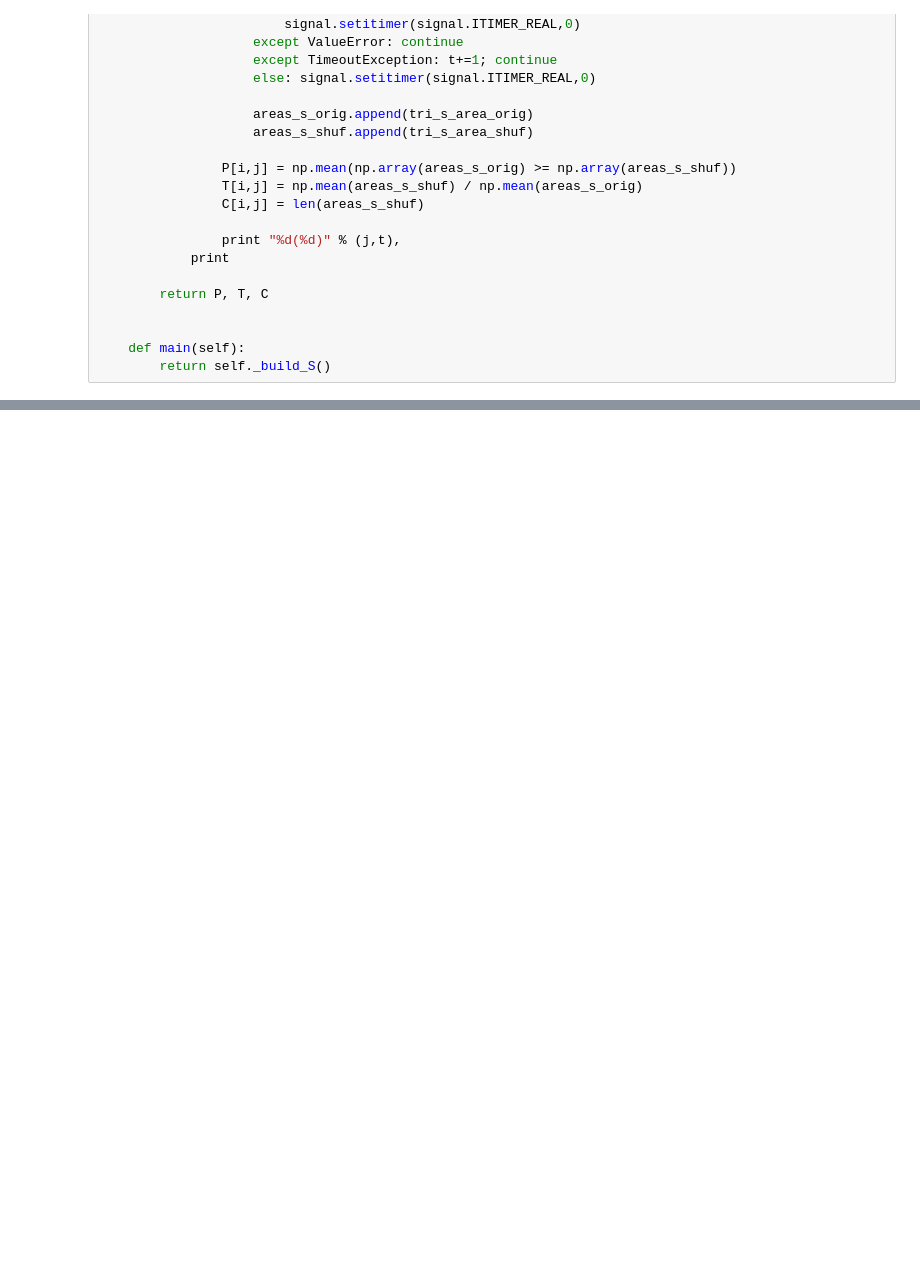
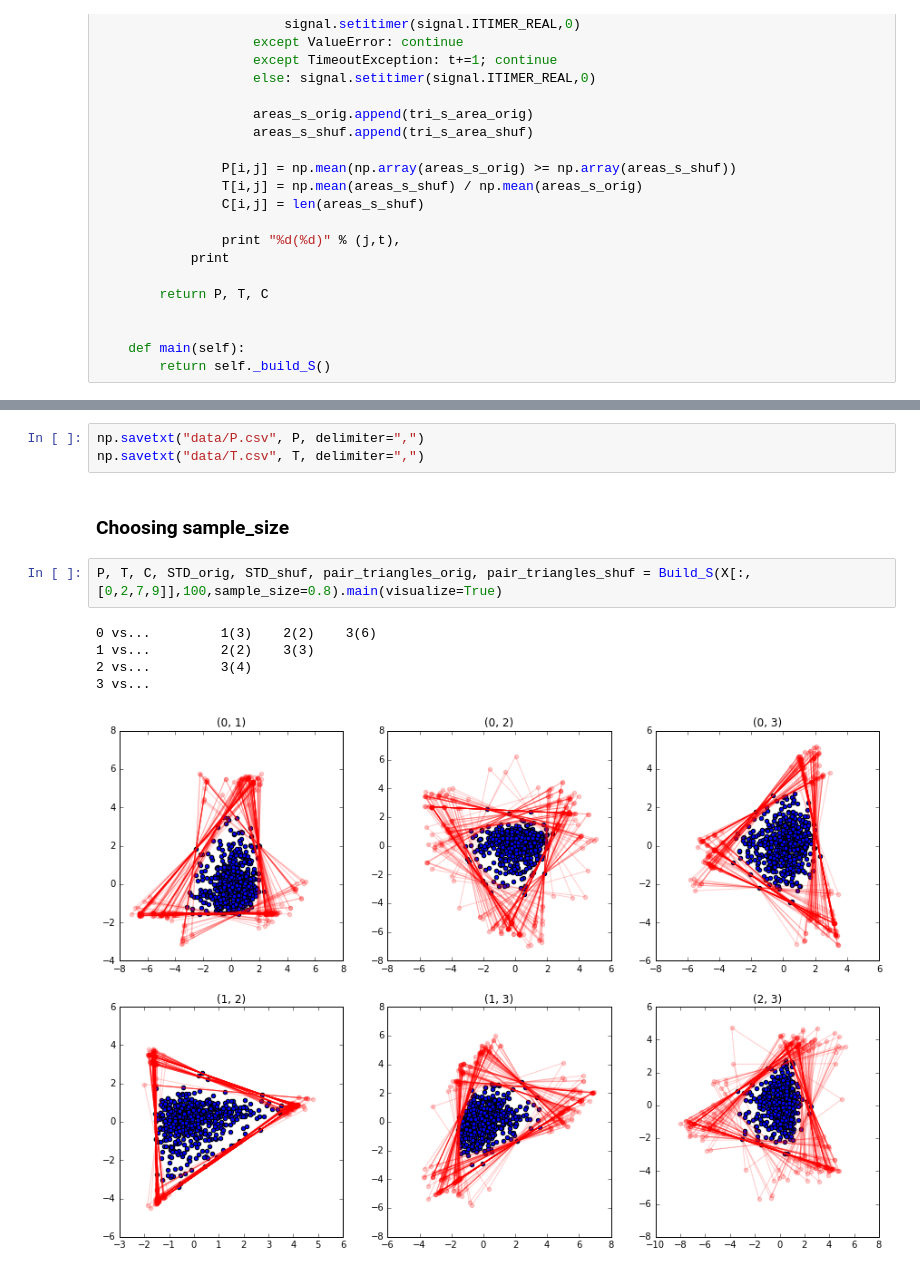
Before and after one commit to ulfaslak/MScProject-build-dataset, a Jupyter notebook: pareto_clustering/pareto_cluster.ipynb, the cells around one changed output, grey strips where cells are left out. Cells and saved outputs as stored; diff of their text form; blank space fills up the shorter version.

```diff
--- a/pareto_clustering/pareto_cluster.ipynb
+++ b/pareto_clustering/pareto_cluster.ipynb
@@ -404,0 +395,13 @@ array([['a1', 'a2'],
+# %%
+np.savetxt("data/P.csv", P, delimiter=",")
+np.savetxt("data/T.csv", T, delimiter=",")
+# %% [markdown]
+### Choosing sample_size
+# %%
+P, T, C, STD_orig, STD_shuf, pair_triangles_orig, pair_triangles_shuf = Build_S(X[:,[0,2,7,9]],100,sample_size=0.8).main(visualize=True)
+# %% [output]
+0 vs...         1(3)    2(2)    3(6)
+1 vs...         2(2)    3(3)
+2 vs...         3(4)
+3 vs...
+[figure, added]
```
Also changed, not shown: parts of 12 cells of this notebook, 19 other files.
